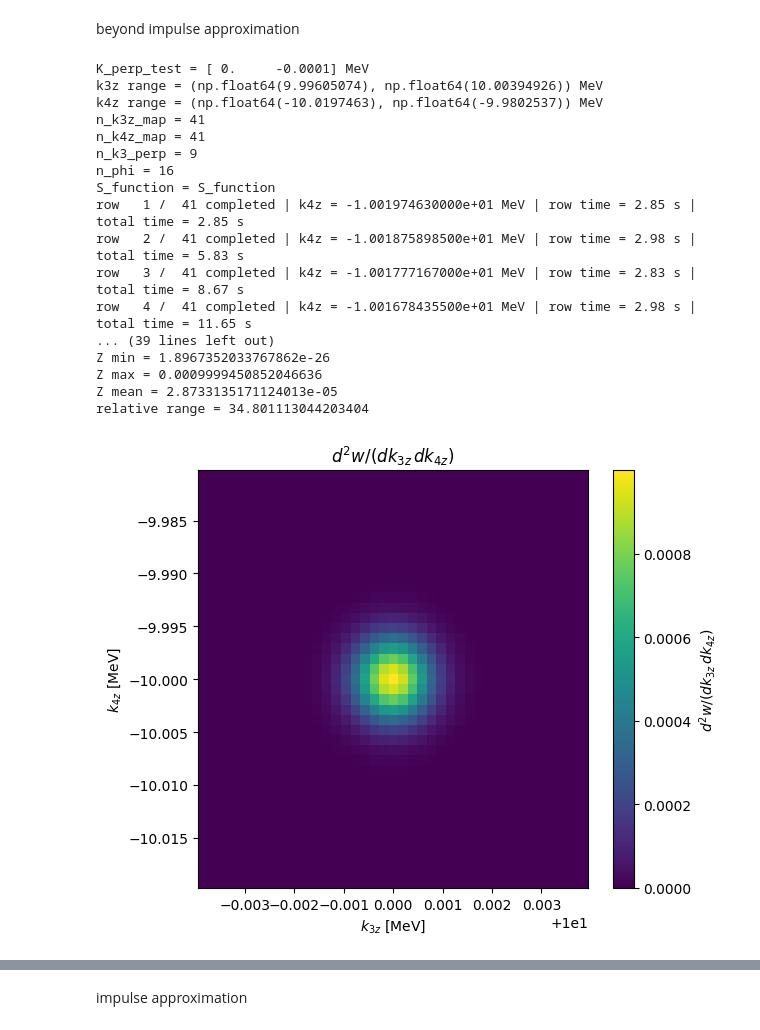
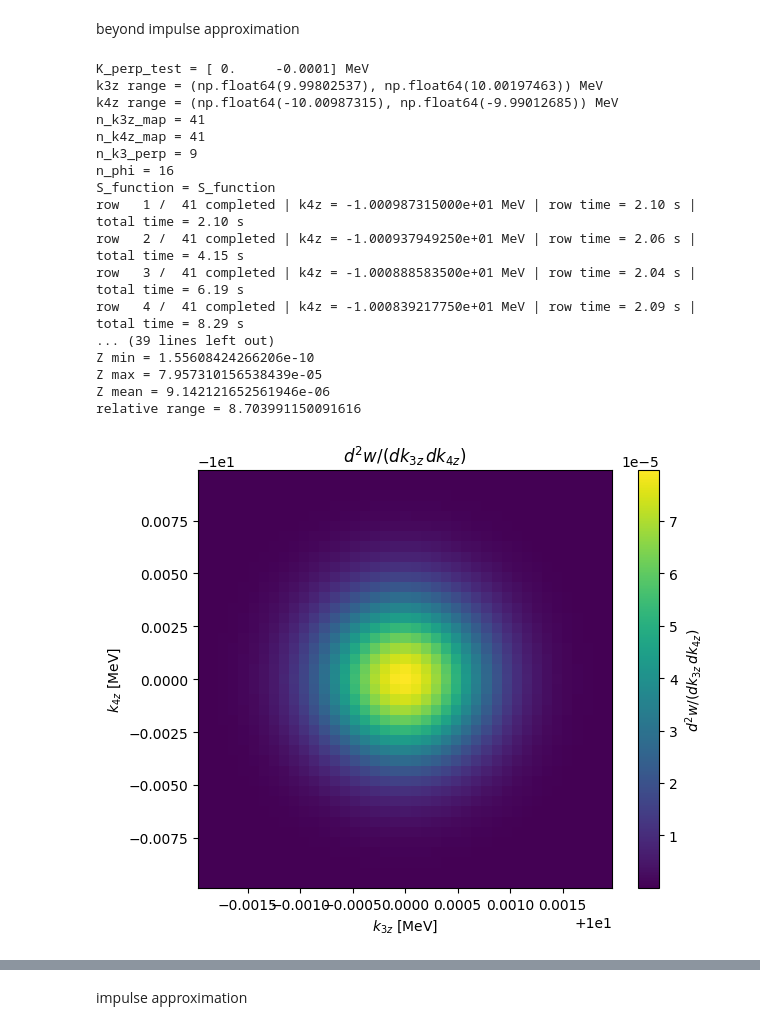
Before and after one commit to Anton-Murtazin/moller_vortex, a Jupyter notebook: analysis_workspace.ipynb, the cells around one changed output, grey strips where cells are left out. Saved outputs shown, nothing was run; the diff lists cells and outputs as text; code cells hidden in the pictures.

```diff
--- a/analysis_workspace.ipynb
+++ b/analysis_workspace.ipynb
@@ -136,19 +136,12 @@ Number of integration points check, differential probability
 # %%
 import time
 
-HBARC_MEV_NM = 1.97463e-4 #MeV * nm
-NM_TO_MEV_INV = 1.0 / HBARC_MEV_NM
+sigma1_perp = mv.spatial_width_nm_to_momentum_mev(10.0)
+sigma2_perp = mv.spatial_width_nm_to_momentum_mev(2.0)
+sigma1_par = mv.spatial_width_nm_to_momentum_mev(5.0)
+sigma2_par = mv.spatial_width_nm_to_momentum_mev(1.0)
 
-def spatial_width_nm_to_momentum_mev(width_nm: float) -> float:
-    return HBARC_MEV_NM / width_nm
-
-
-sigma1_perp = spatial_width_nm_to_momentum_mev(10.0)
-sigma2_perp = spatial_width_nm_to_momentum_mev(2.0)
-sigma1_par = spatial_width_nm_to_momentum_mev(5.0)
-sigma2_par = spatial_width_nm_to_momentum_mev(1.0)
-
-impact_b = np.array([5.0 * NM_TO_MEV_INV, 0.0], dtype=float)
+impact_b = np.array([5.0 * mv.NM_TO_MEV_INV, 0.0], dtype=float)
 
 packet1 = mv.LGPacket(
     ell=5,
@@ -169,10 +162,10 @@ N2 = mv.normalization_constant(packet2, accuracy=accuracy)
 
 quadrature = mv.ProbabilityQuadrature(
     k3_perp_range=(0.010, 0.050),
-    k3z_range=(8, 12),
-    k4z_range=(-12, -8),
-    # k3z_range=(10.0 - 5 * sigma1_par, 10 + 5 * sigma1_par),
-    # k4z_range=(-10.0 - 5 * sigma2_par, -10 + 5 * sigma2_par),
+    # k3z_range=(8, 12),
+    # k4z_range=(-12, -8),
+    k3z_range=(10.0 - 50.0 * sigma1_par, 10.0 + 50.0 * sigma1_par),
+    k4z_range=(-10.0 - 50.0 * sigma2_par, -10.0 + 50.0 * sigma2_par),
     n_k3_perp=25,
     n_phi=10,
     n_k3z=17,
@@ -181,7 +174,7 @@ quadrature = mv.ProbabilityQuadrature(
 
 # Точка, в которой проверяем численную сходимость w(K_perp).
 # 1e-4 MeV = 100 eV.
-K_perp_test = np.array([0.0, -0.00014], dtype=float)
+K_perp_test = np.array([0.0, -0.0001], dtype=float)
 
 def compute_w_for_quadrature(q):
     return mv.diff_probability(
@@ -441,14 +434,14 @@ def S_function(
 K_perp_test = np.array([0.0, -1.0e-4], dtype=float)  # MeV
 
 k3z_values = np.linspace(
-    packet1.kbar_z - 100.0 * packet1.sigma_par,
-    packet1.kbar_z + 100.0 * packet1.sigma_par,
+    packet1.kbar_z - 50.0 * packet1.sigma_par,
+    packet1.kbar_z + 50.0 * packet1.sigma_par,
     41,
 )
 
 k4z_values = np.linspace(
-    packet2.kbar_z - 100.0 * packet2.sigma_par,
-    packet2.kbar_z + 100.0 * packet2.sigma_par,
+    packet2.kbar_z - 50.0 * packet2.sigma_par,
+    packet2.kbar_z + 50.0 * packet2.sigma_par,
     41,
 )
 
@@ -787,41 +780,41 @@ ax.set_ylabel(r"$d^2w/(dk_{3z}\,dk_{4z})$")
 ax.set_title(rf"Slice at $k_{{4z}}={k4z_values[i4_mid]:.8f}$ MeV")
 ax.grid(True)
 
 fig.tight_layout()
 plt.show()
 
 fig, ax = plt.subplots(figsize=(6.4, 4.2))
 
 ax.plot(
     k4z_values,
     Z_long[:, i3_mid],
     marker="o",
     linewidth=1.4,
 )
 
 ax.set_xlabel(r"$k_{4z}$ [MeV]")
 ax.set_ylabel(r"$d^2w/(dk_{3z}\,dk_{4z})$")
 ax.set_title(rf"Slice at $k_{{3z}}={k3z_values[i3_mid]:.8f}$ MeV")
 ax.grid(True)
 
 fig.tight_layout()
 plt.show()
 # %% [output]
 K_perp_test = [ 0.     -0.0001] MeV
-k3z range = (np.float64(9.99605074), np.float64(10.00394926)) MeV
-k4z range = (np.float64(-10.0197463), np.float64(-9.9802537)) MeV
+k3z range = (np.float64(9.99802537), np.float64(10.00197463)) MeV
+k4z range = (np.float64(-10.00987315), np.float64(-9.99012685)) MeV
 n_k3z_map = 41
 n_k4z_map = 41
 n_k3_perp = 9
 n_phi = 16
 S_function = S_function
-row   1 /  41 completed | k4z = -1.001974630000e+01 MeV | row time = 2.85 s | total time = 2.85 s
-row   2 /  41 completed | k4z = -1.001875898500e+01 MeV | row time = 2.98 s | total time = 5.83 s
-row   3 /  41 completed | k4z = -1.001777167000e+01 MeV | row time = 2.83 s | total time = 8.67 s
-row   4 /  41 completed | k4z = -1.001678435500e+01 MeV | row time = 2.98 s | total time = 11.65 s
+row   1 /  41 completed | k4z = -1.000987315000e+01 MeV | row time = 2.10 s | total time = 2.10 s
+row   2 /  41 completed | k4z = -1.000937949250e+01 MeV | row time = 2.06 s | total time = 4.15 s
+row   3 /  41 completed | k4z = -1.000888583500e+01 MeV | row time = 2.04 s | total time = 6.19 s
+row   4 /  41 completed | k4z = -1.000839217750e+01 MeV | row time = 2.09 s | total time = 8.29 s
 ... (39 lines left out)
-Z min = 1.8967352033767862e-26
-Z max = 0.0009999450852046636
-Z mean = 2.8733135171124013e-05
-relative range = 34.801113044203404
+Z min = 1.55608424266206e-10
+Z max = 7.957310156538439e-05
+Z mean = 9.142121652561946e-06
+relative range = 8.703991150091616
-[figure, old version]
+[figure, new version]
```
Also changed, not shown: parts of 8 cells of this notebook, 1 other file.
